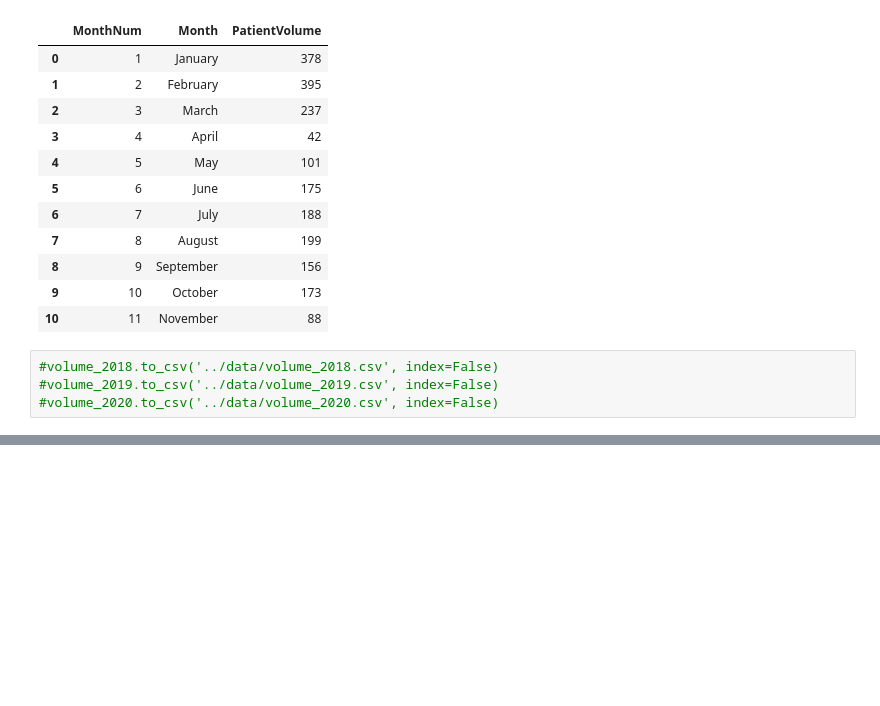
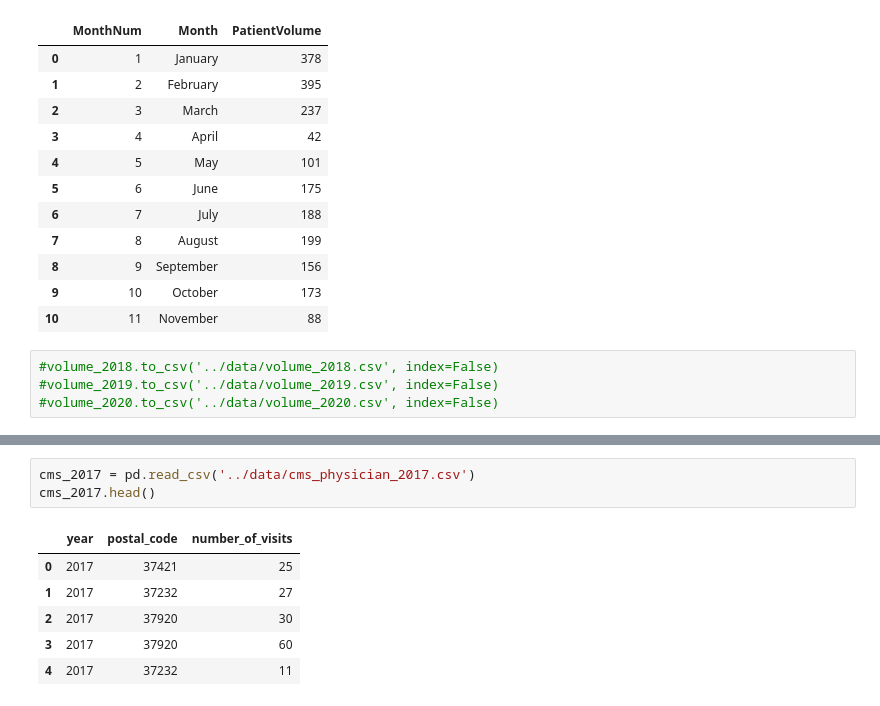
Before and after one commit to bsfcs/smile-on-spiderman, a Jupyter notebook: notebooks/smile_on_eda.ipynb, the cells around one changed output, grey strips where cells are left out. Drawn from its saved outputs; the diff is of its cells as text; blank space fills up the shorter version.

```diff
--- a/notebooks/smile_on_eda.ipynb
+++ b/notebooks/smile_on_eda.ipynb
@@ -894,0 +890,10 @@ volume_2020.head(12)
+# %%
+cms_2017 = pd.read_csv('../data/cms_physician_2017.csv')
+cms_2017.head()
+# %% [output]
+|  | year | postal_code | number_of_visits |
+| 0 | 2017 | 37421 | 25 |
+| 1 | 2017 | 37232 | 27 |
+| 2 | 2017 | 37920 | 30 |
+| 3 | 2017 | 37920 | 60 |
+| 4 | 2017 | 37232 | 11 |
```
Also changed, not shown: parts of 17 cells of this notebook, 1 other file.
